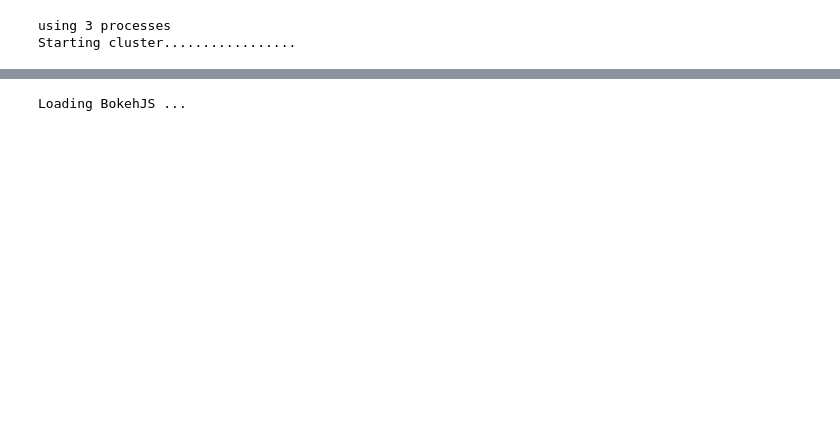
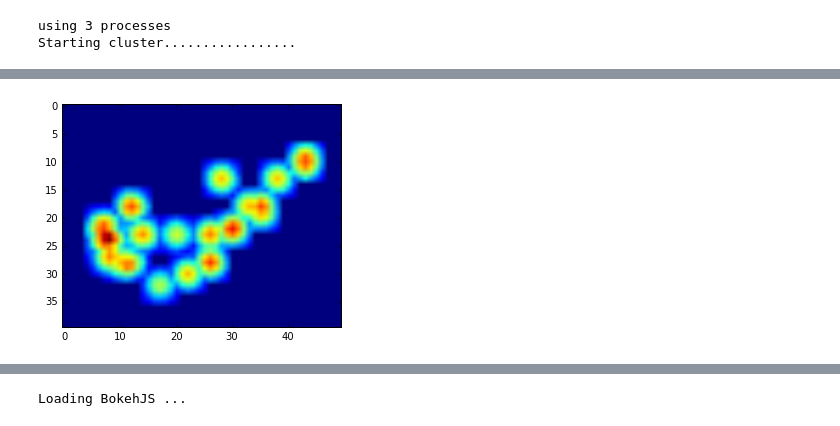
Before and after one commit to ulfschnabel/CaImAn, a Jupyter notebook: demoCNMF-3D.ipynb, the cells around one changed output, grey strips where cells are left out. Cells and saved outputs as stored; diff of their text form; code cells hidden in the pictures; blank space fills up the shorter version.

```diff
--- a/demoCNMF-3D.ipynb
+++ b/demoCNMF-3D.ipynb
@@ -77,6 +141,6 @@ plt.show()
 # %%
 #%%
-K=30 # number of neurons expected per patch
+K=20 # number of neurons expected per patch
 gSig=[2,2,2] # expected half size of neurons
 merge_thresh=0.8 # merging threshold, max correlation allowed
 p=2 #order of the autoregressive system
@@ -108,4 +171,9 @@ else:
     Ain,Cin = Atmp, Ctmp
 # %%
 plt.close('all')
+# %%
+plt.figure()
+plt.imshow(Ain.reshape(dims+(K,),order='F').max(0).max(-1));
+# %% [output]
+[figure, added]
 # %%
```
Also changed, not shown: parts of 20 cells of this notebook, 2 other files.
